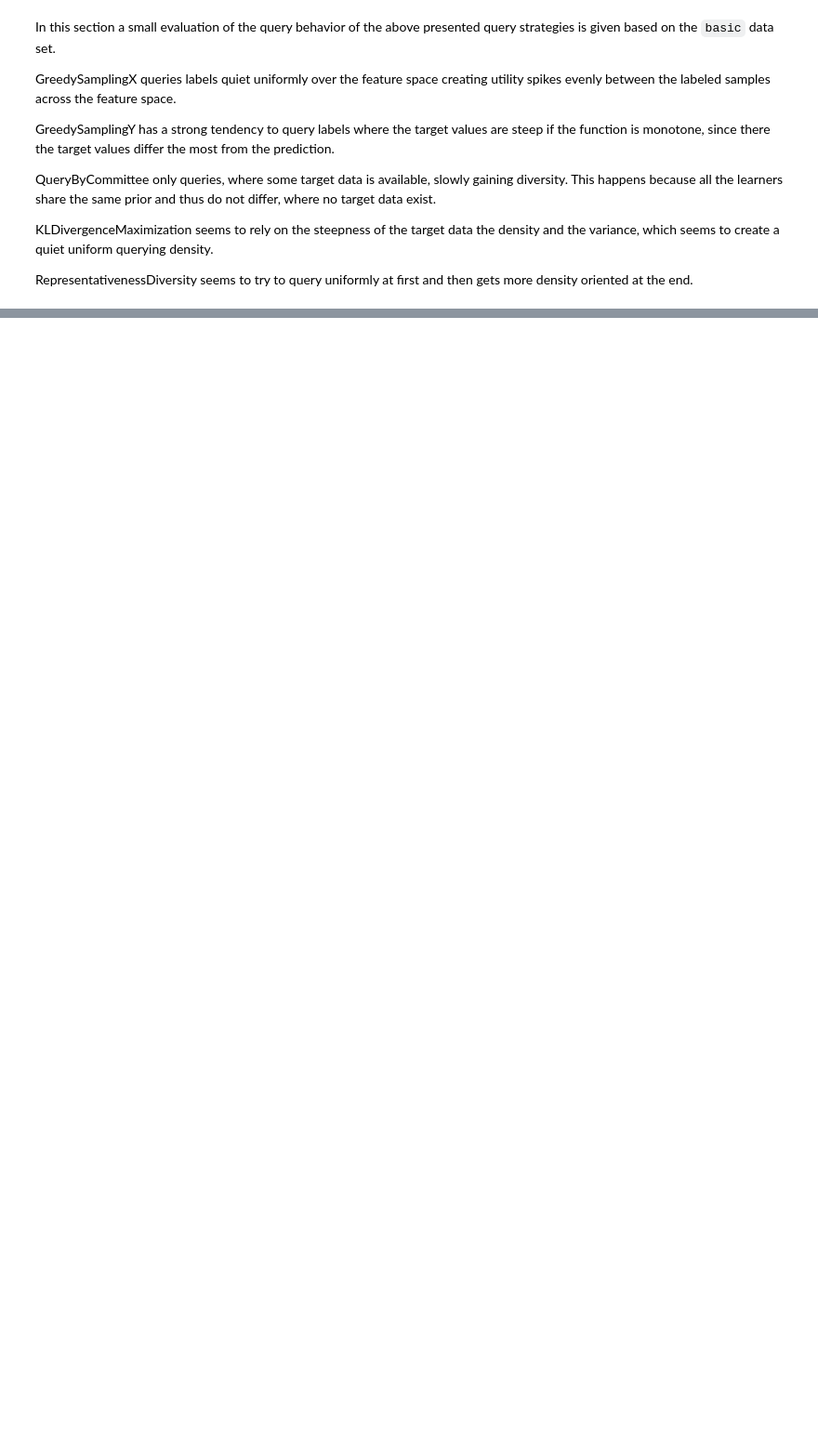
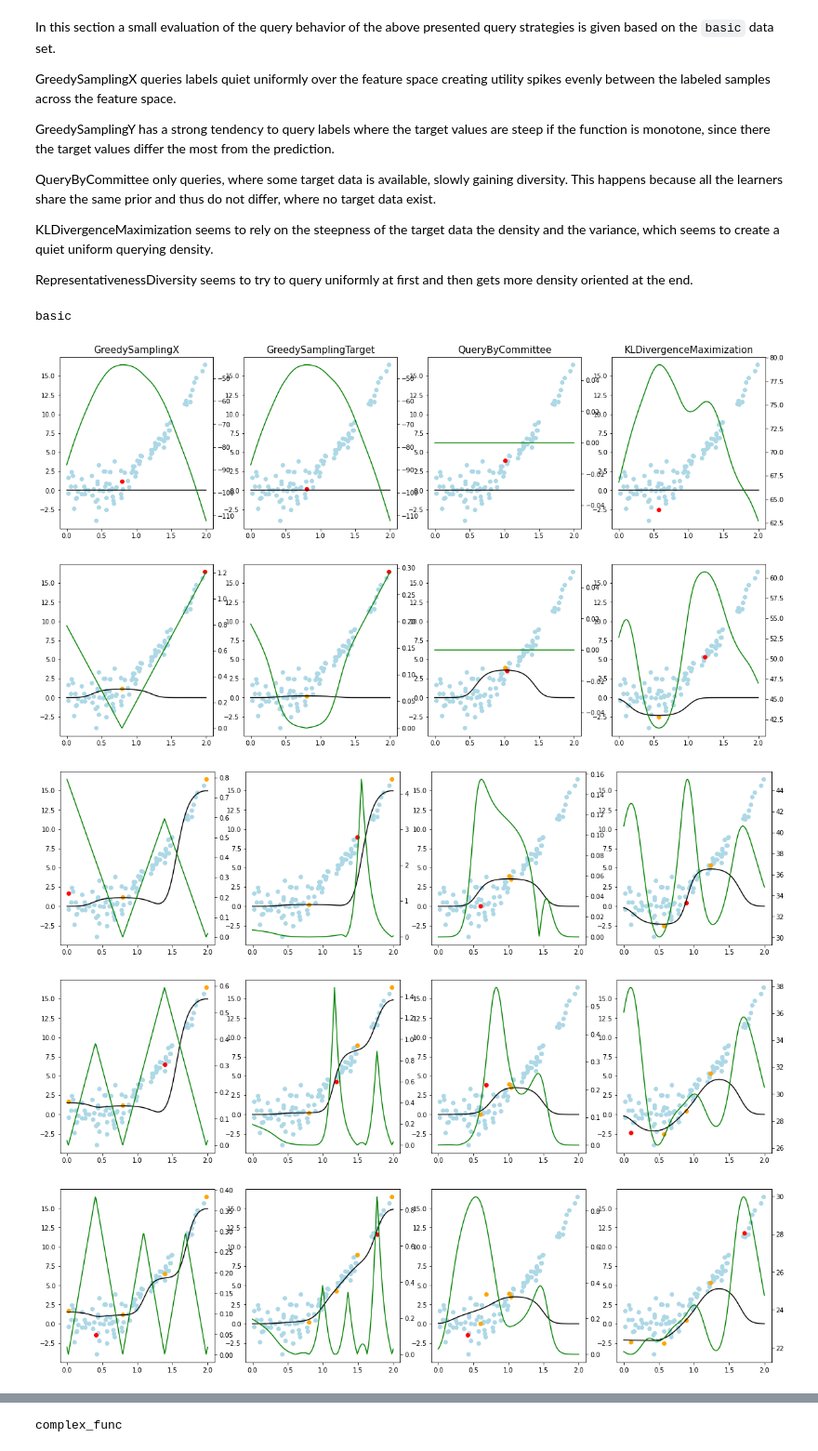
Before and after one commit to scikit-activeml/scikit-activeml, a Jupyter notebook: tutorials/02_pool_regression_getting_started.ipynb, the cells around one changed output, grey strips where cells are left out. Shown at 93% size. Cells and saved outputs as stored; diff of their text form; code cells hidden in the pictures; blank space fills up the shorter version.

```diff
--- a/tutorials/02_pool_regression_getting_started.ipynb
+++ b/tutorials/02_pool_regression_getting_started.ipynb
@@ -152,3 +92,72 @@ density.
 
 RepresentativenessDiversity seems to try to query uniformly at first and then gets more
 density oriented at the end.
+# %%
+for variant in ['basic', 'complex_func', 'high_noise', 'high_density_diff']:
+    print(variant)
+
+    true_function, X, noise = settings[variant] # select another data set here
+    X = X.reshape(-1, 1)
+    y_true = true_function(X) + noise
+    X_test = np.linspace(0, 2, num=200).reshape(-1, 1)
+
+    qs_s = [
+        GreedySamplingX(random_state=random_state),
+        GreedySamplingTarget(random_state=random_state),
+        QueryByCommittee(random_state=random_state),
+        KLDivergenceMaximization(random_state=random_state,
+                                 integration_dict_target_val={'n_integration_samples':5},
+                                 integration_dict_cross_entropy={'n_integration_samples':20}),
+    ]
+
+    y = np.full_like(y_true, np.nan)
+    y_s = [y.copy() for _ in range(len(qs_s))]
+
+    reg = NICKernelRegressor(metric_dict={'gamma': 15.0})
+
+    for i in range(n_iterations):
+        fig, axes = plt.subplots(1, len(qs_s), figsize=(20, 5))
+        axes = [axes, ] if len(qs_s)==1 else axes
+
+        for qs, ax, y in zip(qs_s, axes, y_s):
+            reg.fit(X, y)
+            indices, utils = call_func(qs.query,
+                X=X,
+                y=y,
+                reg=reg,
+                ensemble=SklearnRegressor(BaggingRegressor(reg, n_estimators=4)),
+                fit_reg=True,
+                return_utilities=True,
+            )
+            _, utilities_test = call_func(qs.query,
+                X=X,
+                y=y,
+                reg=reg,
+                ensemble=SklearnRegressor(BaggingRegressor(reg, n_estimators=4)),
+                candidates=X_test,
+                fit_reg=True,
+                return_utilities=True,
+            )
+            old_is_lbld = is_labeled(y)
+            y[indices] = y_true[indices]
+            is_lbld = is_labeled(y)
+            ax_t = ax.twinx()
+            ax_t.plot(X_test, utilities_test.flatten(), c='green')
+
+            ax.scatter(X[~is_lbld], y_true[~is_lbld], c='lightblue')
+            ax.scatter(X[old_is_lbld], y[old_is_lbld], c='orange')
+            ax.scatter(X[indices], y[indices], c='red')
+
+            y_pred, y_std = reg.predict(X_test, return_std=True)
+            ax.plot(X_test, y_pred, c='black')
+            if i == 0:
+                ax.set_title(qs.__class__.__name__, fontdict={'fontsize': 15})
+
+        plt.show()
+# %% [output]
+basic
+[figure, added]
+[figure, added]
+[figure, added]
+[figure, added]
+[figure, added]
@@ -154,0 +167 @@ density oriented at the end.
+complex_func
```
Also changed, not shown: parts of 4 cells of this notebook, 20 other files.
